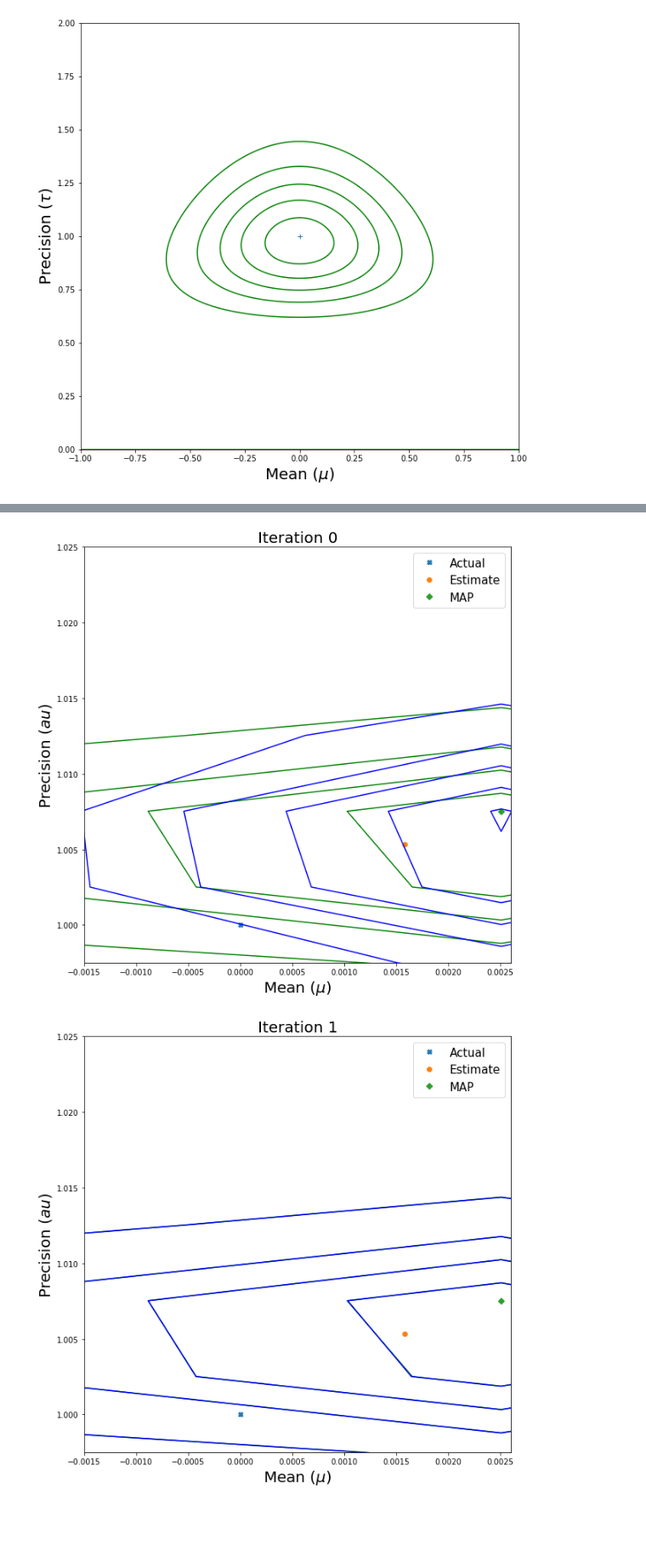
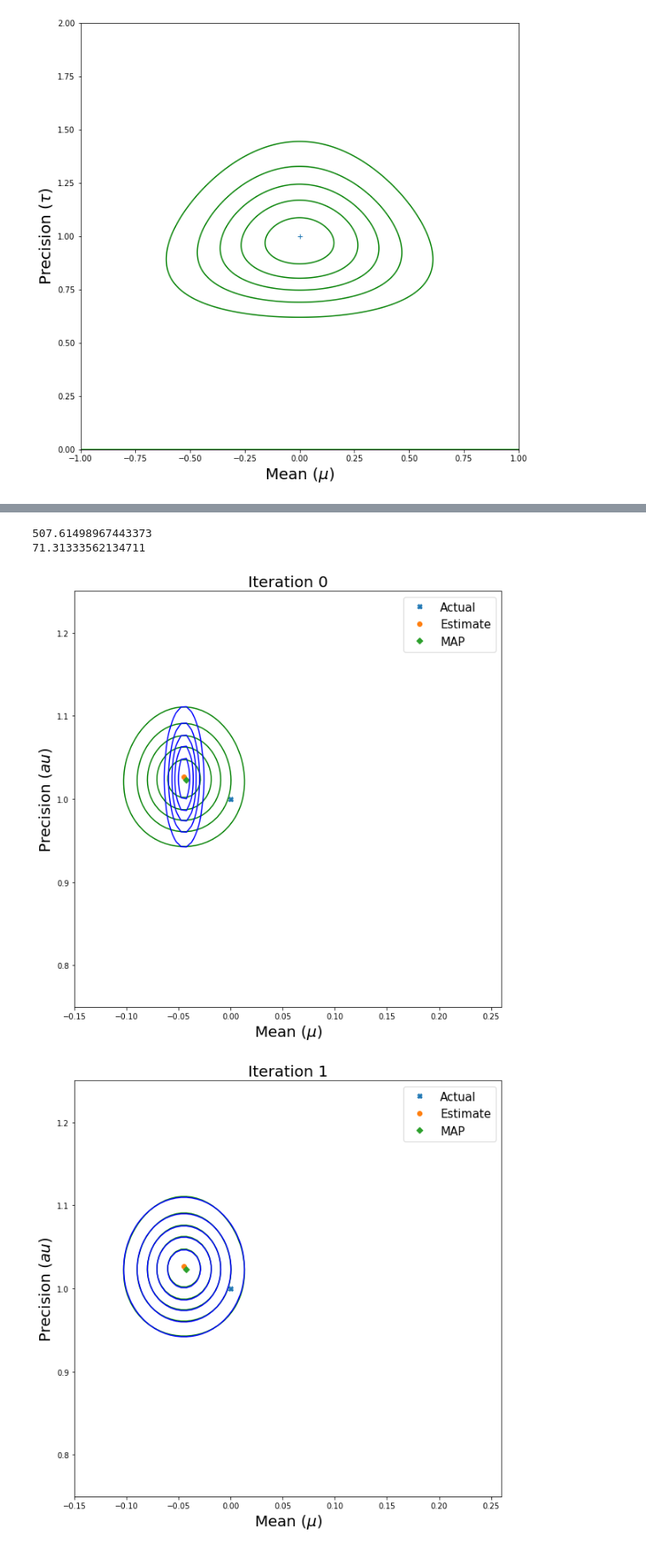
Before and after one commit to anderssonhannes/DD2434-Advanced-Machine-Learning, a Jupyter notebook: assignment_1A/task_1A_3/VI.ipynb, the cells around one changed output, grey strips where cells are left out. Shown at 85% size. Drawn from its saved outputs; the diff is of its cells as text; code cells hidden in the pictures; blank space fills up the shorter version.

```diff
--- a/assignment_1A/task_1A_3/VI.ipynb
+++ b/assignment_1A/task_1A_3/VI.ipynb
@@ -8,8 +8,8 @@ from scipy.stats import norm,gamma
 # Constants
 MEAN = 0
 PRECISION = 1
-N = 100000
-MU_0 = 0.0
+N = 1000
+MU_0 = 0
 LAMB_0 = 10.0
 A_0 = 20
 B_0 = 20
@@ -79,3 +79,9 @@ _ = plt.legend(fontsize=15)
+# %%
+print(b_bar)
+print(b_N)
+# %% [output]
+507.61498967443373
+71.31333562134711
 # %%
 # We need to set up an initial value for tau: let us try 2 just for the sake of it.
 E_tau = 10
@@ -85,45 +91,45 @@ iterations = 0
 # FInding the posterior in an iterative manner
 while np.isnan(E_tau_prev) or (np.abs(E_tau - E_tau_prev) > TOLERANCE):
     # Calculate
-    mu_N = (LAMB_0 * MU_0 + N * X.mean())/(LAMB_0 + N)
-    beta_N = (LAMB_0 + N) * E_tau
+    mu_bar = (LAMB_0 * MU_0 + N * X.mean())/(LAMB_0 + N)
+    tau_bar = (LAMB_0 + N) * E_tau
     # Step A.2
-    E_mu = mu_N
-    E_mu2 = beta_N ** -1  + E_mu ** 2
+    E_mu = mu_bar
+    E_mu2 = tau_bar ** -1  + E_mu ** 2
 
     # Step B.1
-    a_N = A_0 + (N+1)/2
-    b_N = B_0 + 0.5 * (np.square(X) - 2 * E_mu * X + E_mu2).sum() + 0.5 * LAMB_0 * (E_mu2 - 2 * E_mu * MU_0 + MU_0**2)
+    a_bar = A_0 + (N+1)/2
+    b_bar = B_0 +  0.5*(N*np.square(X).mean() + LAMB_0*MU_0**2 ) + 0.5*(N+LAMB_0)*( E_mu2 - 2*mu_bar*E_mu )
     # Step B.2
     E_tau_prev = E_tau
-    E_tau = a_N/b_N
+    E_tau = a_bar/b_bar
 
     # Now Compute
-    #  We will use the same intepolation grid as before: also, since now neither Mu_N nor Beta_N depend on tau directly, we
+    #  We will use the same intepolation grid as before: also, since now neither mu_bar nor tau_bar depend on tau directly, we
     #  can compute all at one go:
-    pTau = gamma(a=a_N, loc=0, scale=1/b_N)
-    pMu = norm(loc=mu_N, scale=1/np.sqrt(beta_N))
+    pTau = gamma(a=a_bar, loc=0, scale=1/b_bar)
+    pMu = norm(loc=mu_bar, scale=1/np.sqrt(tau_bar))
     Z_IVI = np.outer(pMu.pdf(mus), pTau.pdf(taus))
 
     # Find the maximum
     Z_mu_I, Z_tau_I = np.unravel_index(np.argmax(Z_IVI), Z_IVI.shape)
     Z_mu_I, Z_tau_I = mus[Z_mu_I], taus[Z_tau_I]
 
     # Now Plot
     plt.figure(figsize=[10,10])
     plt.plot(MEAN, PRECISION, 'X', label='Actual')
     plt.plot(X.mean(), 1/X.var(), 'o', label='Estimate')
     plt.plot(Z_mu_I, Z_tau_I, 'D', label='MAP')
     plt.contour(*np.meshgrid(mus, taus), Z_Exact.T, levels=5, colors=['green'])
     plt.contour(*np.meshgrid(mus, taus), Z_IVI.T, levels=5, colors=['blue'])
-    plt.xlim([-0.0015, 0.0026])
-    plt.ylim([0.9975, 1.025])
+    plt.xlim([-0.15, 0.26])
+    plt.ylim([0.75, 1.25])
     plt.title('Iteration {}'.format(iterations), fontsize=20)
     plt.xlabel('Mean ($\mu$)', fontsize=20)
     plt.ylabel('Precision ($\tau$)', fontsize=20)
     _ = plt.legend(fontsize=15)
 
     iterations += 1
 # %% [output]
-[figure, old version]
+[figure, new version]
-[figure, old version]
+[figure, new version]
```
Also changed, not shown: parts of 4 cells of this notebook.
